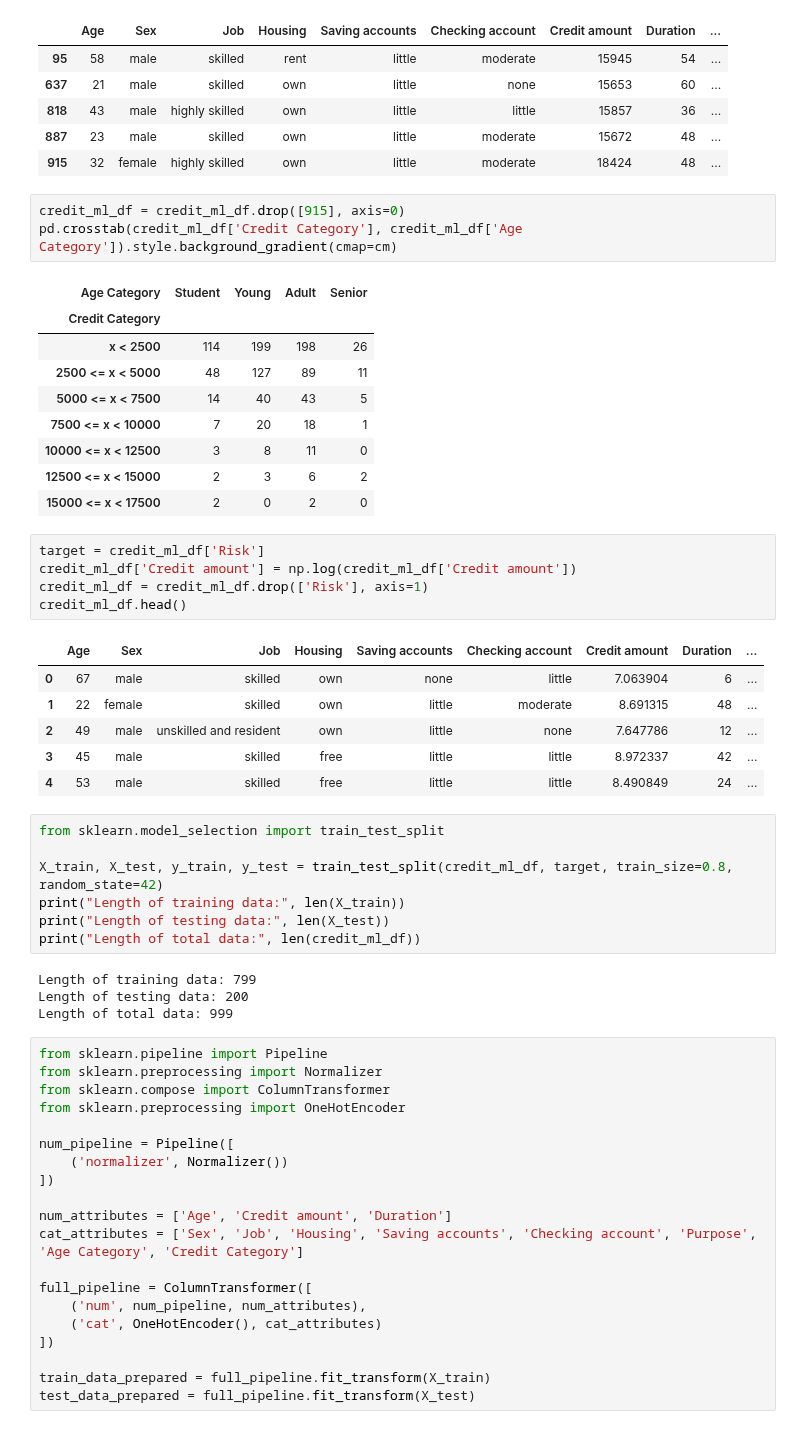
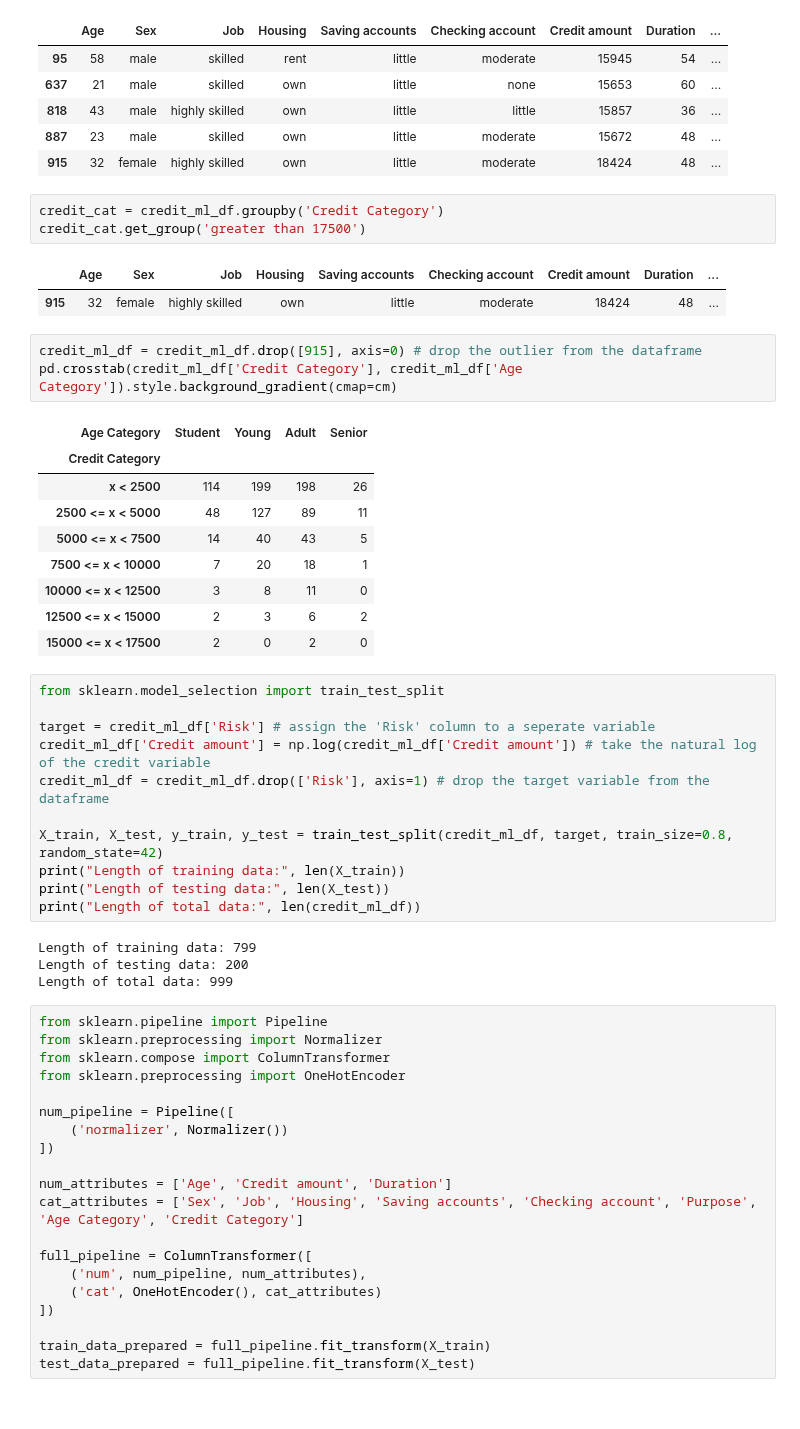
Before and after one commit to jpzambranoleon/german-credit-data-project, a Jupyter notebook: model.ipynb, the cells around one changed output. Cells and saved outputs as stored; diff of their text form.

```diff
--- a/model.ipynb
+++ b/model.ipynb
@@ -96,8 +96,14 @@ pd.concat([group for (name, group) in credit_cat if name in ['greater than 17500
 | 818 | 43 | male | highly skilled | own | little | little | 15857 | 36 | ... |
 | 887 | 23 | male | skilled | own | little | moderate | 15672 | 48 | ... |
 | 915 | 32 | female | highly skilled | own | little | moderate | 18424 | 48 | ... |
+# %%
+credit_cat = credit_ml_df.groupby('Credit Category')
+credit_cat.get_group('greater than 17500')
+# %% [output]
+|  | Age | Sex | Job | Housing | Saving accounts | Checking account | Credit amount | Duration | ... |
+| 915 | 32 | female | highly skilled | own | little | moderate | 18424 | 48 | ... |
 # %%
-credit_ml_df = credit_ml_df.drop([915], axis=0)
+credit_ml_df = credit_ml_df.drop([915], axis=0) # drop the outlier from the dataframe
 pd.crosstab(credit_ml_df['Credit Category'], credit_ml_df['Age Category']).style.background_gradient(cmap=cm)
 # %% [output]
 | Age Category | Student | Young | Adult | Senior |
@@ -109,20 +115,12 @@ pd.crosstab(credit_ml_df['Credit Category'], credit_ml_df['Age Category']).style
 | 10000 <= x < 12500 | 3 | 8 | 11 | 0 |
 | 12500 <= x < 15000 | 2 | 3 | 6 | 2 |
 | 15000 <= x < 17500 | 2 | 0 | 2 | 0 |
-# %%
-target = credit_ml_df['Risk']
-credit_ml_df['Credit amount'] = np.log(credit_ml_df['Credit amount'])
-credit_ml_df = credit_ml_df.drop(['Risk'], axis=1)
-credit_ml_df.head()
-# %% [output]
-|  | Age | Sex | Job | Housing | Saving accounts | Checking account | Credit amount | Duration | ... |
-| 0 | 67 | male | skilled | own | none | little | 7.063904 | 6 | ... |
-| 1 | 22 | female | skilled | own | little | moderate | 8.691315 | 48 | ... |
-| 2 | 49 | male | unskilled and resident | own | little | none | 7.647786 | 12 | ... |
-| 3 | 45 | male | skilled | free | little | little | 8.972337 | 42 | ... |
-| 4 | 53 | male | skilled | free | little | little | 8.490849 | 24 | ... |
 # %%
 from sklearn.model_selection import train_test_split
+
+target = credit_ml_df['Risk'] # assign the 'Risk' column to a seperate variable
+credit_ml_df['Credit amount'] = np.log(credit_ml_df['Credit amount']) # take the natural log of the credit variable
+credit_ml_df = credit_ml_df.drop(['Risk'], axis=1) # drop the target variable from the dataframe
 
 X_train, X_test, y_train, y_test = train_test_split(credit_ml_df, target, train_size=0.8, random_state=42)
 print("Length of training data:", len(X_train))
```
Also changed, not shown: parts of 2 cells of this notebook.
